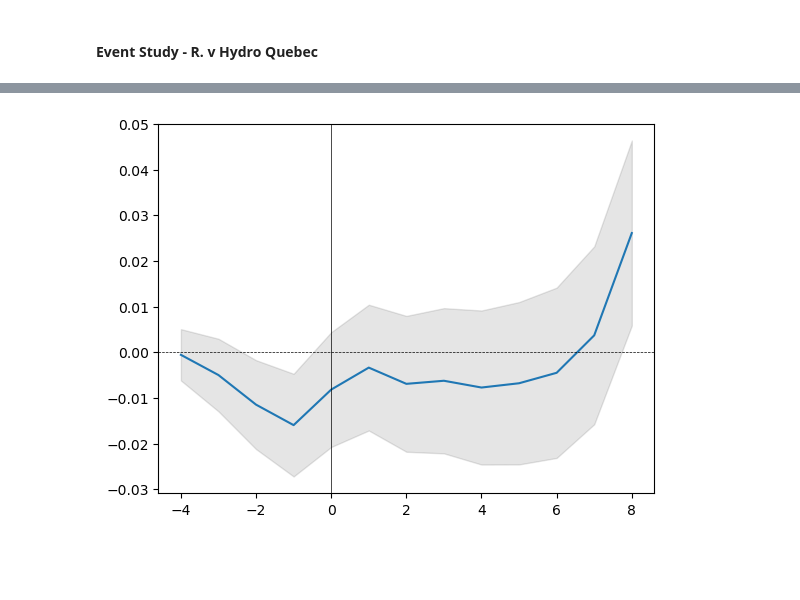
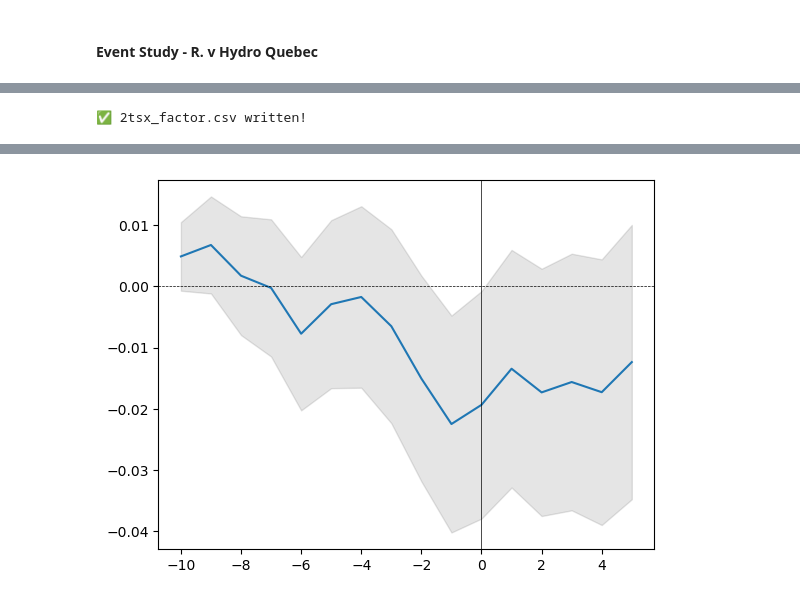
Before and after one commit to ianbscott/master_essay, a Jupyter notebook: Event_Study_Python.ipynb, the cells around one changed output, grey strips where cells are left out. Drawn from its saved outputs; the diff is of its cells as text; code cells hidden in the pictures; blank space fills up the shorter version.

```diff
--- a/Event_Study_Python.ipynb
+++ b/Event_Study_Python.ipynb
@@ -3,50 +90,74 @@
+# %%
+import pandas as pd
+
+# 1) --- load the two input files ------------------------------------------------
+factors = pd.read_csv("tsx_factor_data.csv")          # ← columns: date, Mkt‑RF, SMB, HML …
+mapping = pd.read_csv("csv_datechange.csv")           # ← two columns named old_date,new_date
+
+# Grab the two dates (assumes the mapping file has only one row)
+old_date = pd.to_datetime(mapping.loc[0, "old_date"])
+new_date = pd.to_datetime(mapping.loc[0, "new_date"])
+
+# 2) --- normalise the factor‑file date column to datetime ----------------------
+factors["date"] = pd.to_datetime(factors["date"])
+
+# 3) --- move the ‘old_date’ row to ‘new_date’ ----------------------------------
+factors.loc[factors["date"] == old_date, "date"] = new_date
+
+# 4) --- drop every row that is now strictly before the new date ----------------
+factors = factors[factors["date"] >= new_date]
+
+# 5) --- if the file already contained a row *at* new_date, remove the original -
+# (after step 3 you’d have two identical dates otherwise)
+factors = factors.drop_duplicates(subset=["date"], keep="last")
+
+# 6) --- save -------------------------------------------------------------------
+factors.sort_values("date").to_csv("2tsx_factor.csv", index=False)
+print("✅ 2tsx_factor.csv written!")
+# %% [output]
+✅ 2tsx_factor.csv written!
 # %%
-# ---- 0.  Install package once (skip if already installed) ----
-# !pip install eventstudy   # uncomment in a fresh environment
-
-# ---- 1.  Imports & data -----------------------------------------------------------------
 import numpy as np
 import pandas as pd
 import matplotlib.pyplot as plt
-import eventstudy as es            # package documented in eventstudy.pdf
+import eventstudy as es
 
-# (a) security‑level daily returns
-RETURNS_CSV = "hydroqc_data.csv"    # <— path to the file the user supplied
+# security‑level daily returns
+RETURNS_CSV = "hydroqc_data.csv"
 es.Single.import_returns(
     RETURNS_CSV,
-    is_price=False,                 # the file already contains daily returns
-    date_format="%Y-%m-%d"          # first column labelled “date”
-)
-
-# (b) Fama–French daily factors
-FACTORS_CSV = "factor_data.csv"
-es.Single.import_FamaFrench(
-    FACTORS_CSV,
-    rescale_factor=True,            # factors in %, convert to decimals ÷100
+    is_price=False,
     date_format="%Y-%m-%d"
 )
 
-# ---- 2.  Build the list of events --------------------------------------------------------
+# Fama–French daily factors
+FACTORS_CSV = "tsx_factor_data.csv"
+es.Single.import_FamaFrench(
+    FACTORS_CSV,
+    rescale_factor=True,
+    date_format="%Y-%m-%d"
+)
+
 event_date = np.datetime64("1997-09-18")
 tickers = [c for c in pd.read_csv(RETURNS_CSV, nrows=1).columns if c != "date"]
 
 event_list = [{"security_ticker": t, "event_date": event_date} for t in tickers]
 
-# ---- 3.  Aggregate event study -----------------------------------------------------------
+# Aggregate event study
 hydro_agg = es.Multiple.from_list(
     event_list=event_list,
-    event_study_model=es.Single.FamaFrench_5factor,   # 5‑factor model
-    event_window=(-4, 8),    # CARs from t = −5 to t = +10
-    estimation_size=200,      # pre‑event estimation window length
-    buffer_size=30,           # gap between estimation and event windows
-    ignore_errors=True        # drop securities with insufficient data
+    event_study_model=es.Single.FamaFrench_5factor,
+    event_window=(-10, 5),
+    estimation_size=200,
+    buffer_size=0,
+    ignore_errors=True
 )
 
-# ---- 4.  Output --------------------------------------------------------------------------
-# (a) tabular results
+# Output
+# tabular results
 print(hydro_agg.results(decimals=[3,5,3,5,2,2]))
 
-# (b) optional visualisation
-hydro_agg.plot(confidence=0.95)     # 95 % CI for the CAAR
+# optional visualisation
+hydro_agg.plot(confidence=0.95)
 plt.show()
 # %% [output]
@@ -67 +181 @@ plt.show()
-[figure, old version]
+[figure, new version]
```
Also changed, not shown: parts of 4 cells of this notebook.
